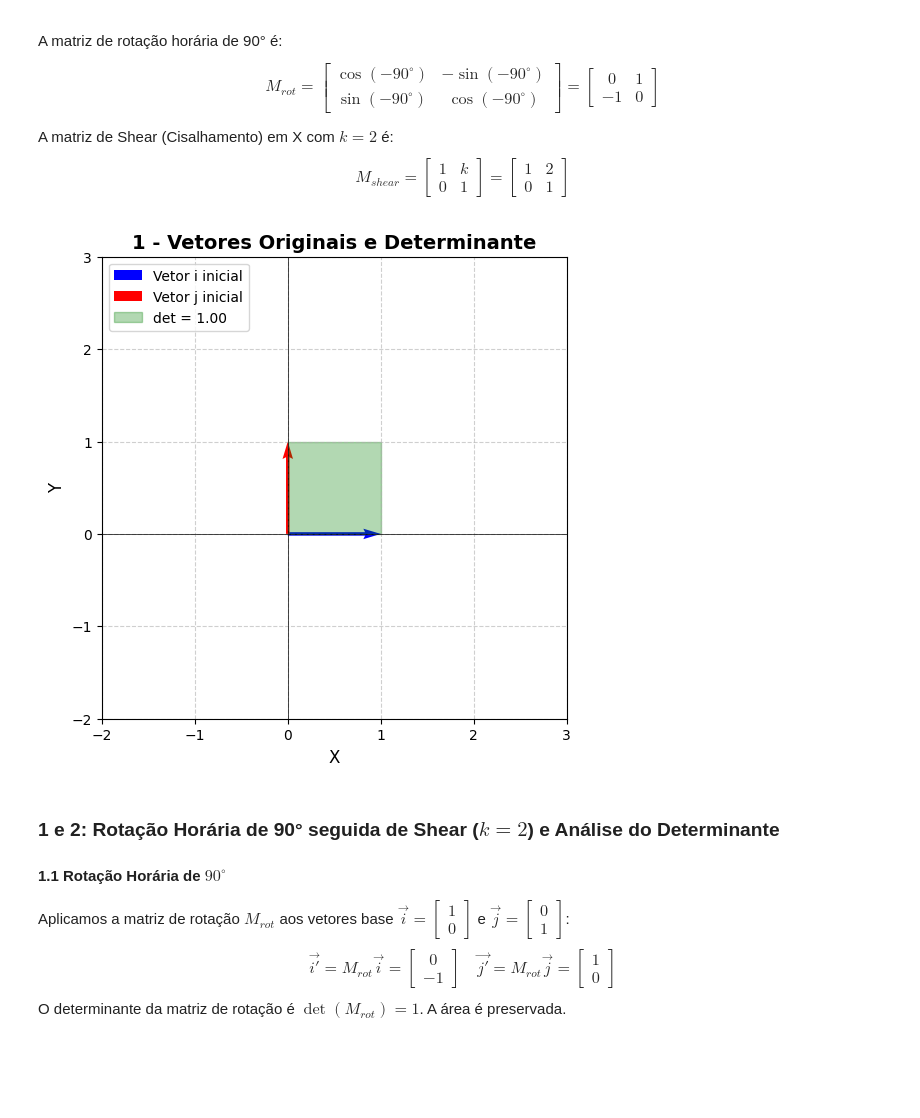
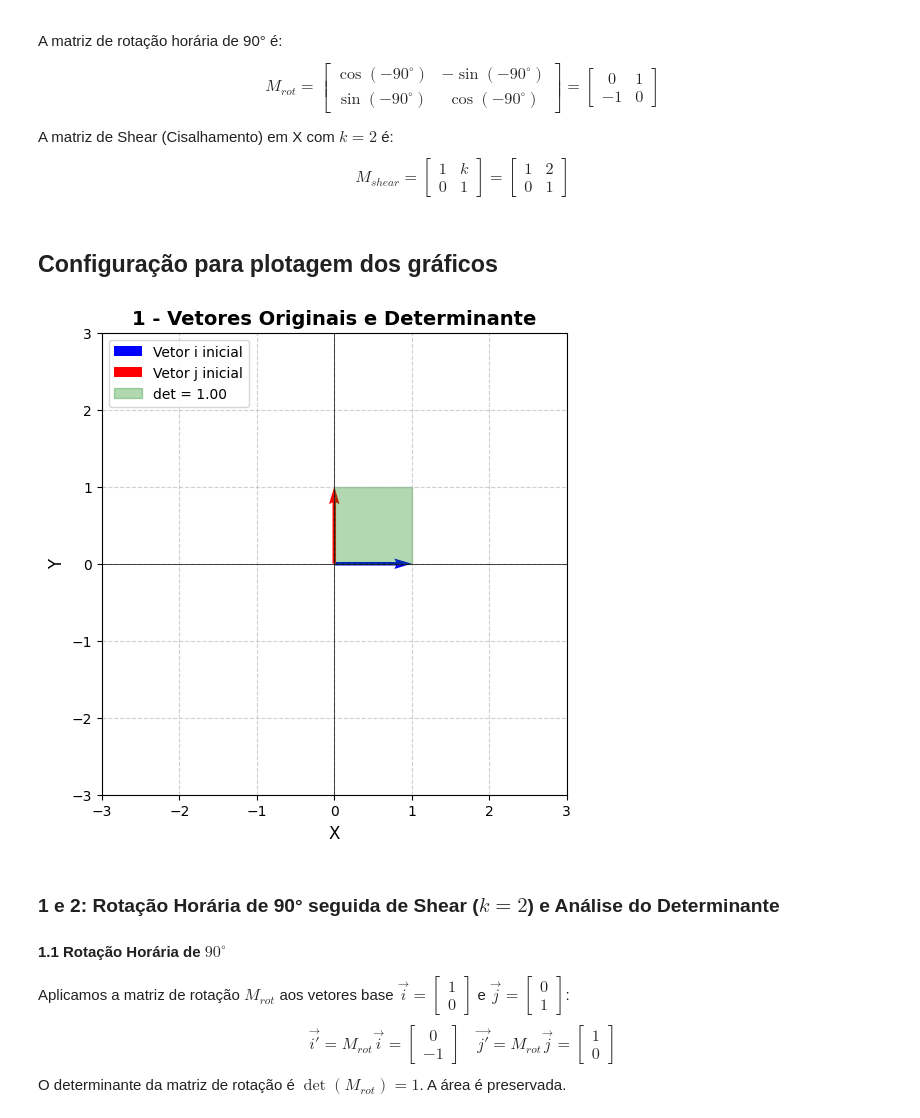
Before and after one commit to josepaulorocha/matematica-computacional, a Jupyter notebook: atividade-1/atividade1.ipynb, the cells around one changed output. Drawn from its saved outputs; the diff is of its cells as text; code cells hidden in the pictures; blank space fills up the shorter version.

```diff
--- a/atividade-1/atividade1.ipynb
+++ b/atividade-1/atividade1.ipynb
@@ -28,6 +28,8 @@ M_{shear} = \begin{bmatrix}
 0 & 1
 \end{bmatrix}
 $$
+# %% [markdown]
+## Configuração para plotagem dos gráficos
 # %%
 import matplotlib.pyplot as plt
 import numpy as np
@@ -73,49 +75,49 @@ def draw_graph(name: str, vectors, show_area = False, xlim=(-6, 7), ylim=(-6, 7)
     plt.show()
 
 def transform_vector(vector, matrix):
-    # Standard matrix-vector multiplication: M * v
+    # Multiplicação padrão de matriz x vetor
     return matrix @ vector
 
 def create_shear_matrix(k):
-    # Shear in X direction: [1 k]
-    #                       [0 1]
+    # Shear na direção X: [1 k]
+    #                     [0 1]
     return np.array([[1, k], [0, 1]])
 
 def create_rotation_matrix_clockwise(degrees):
-    # Clockwise rotation: R(-theta)
+    # Rotação em sentido horário: R(-theta)
     theta = np.deg2rad(-degrees)
     return np.array([[np.cos(theta), -np.sin(theta)],
                      [np.sin(theta), np.cos(theta)]])
 
 def determinant_2d(v1, v2):
-    # Determinant of the matrix formed by v1 and v2 as columns
+    # Determinante da matriz formada por v1 e v2 como colunas
     matrix = np.column_stack((v1, v2))
     return np.linalg.det(matrix)
 
 def compose_matrices(m2, m1):
-    # Composition of transformations: M1 applied first, then M2.
-    # Resulting matrix for the composition is M2 * M1.
+    # Composição de transformações: M1 aplicado primeiro, então M2.
+    # A matriz resultante para a composição é M2 * M1.
     return m2 @ m1
 
 # --- Definição das Matrizes e Vetores ---
 rotation_matrix = create_rotation_matrix_clockwise(90)
 k = 2
 shear_matrix = create_shear_matrix(k)
 
 initial_i = np.array([1, 0])
 initial_j = np.array([0, 1])
 
 # Visualização inicial
 draw_graph("1 - Vetores Originais e Determinante",
     [
         {"name": "Vetor i inicial", "x": initial_i[0], "y": initial_i[1], "color": "blue"},
         {"name": "Vetor j inicial", "x": initial_j[0], "y": initial_j[1], "color": "red"},
     ],
     True,
-    xlim=(-2, 3), ylim=(-2, 3)
+    xlim=(-3, 3), ylim=(-3, 3)
 )
 # %% [output]
-[figure, old version]
+[figure, new version]
 # %% [markdown]
 ### 1 e 2: Rotação Horária de 90° seguida de Shear ($k=2$) e Análise do Determinante
 
```
Also changed, not shown: parts of 4 cells of this notebook.
